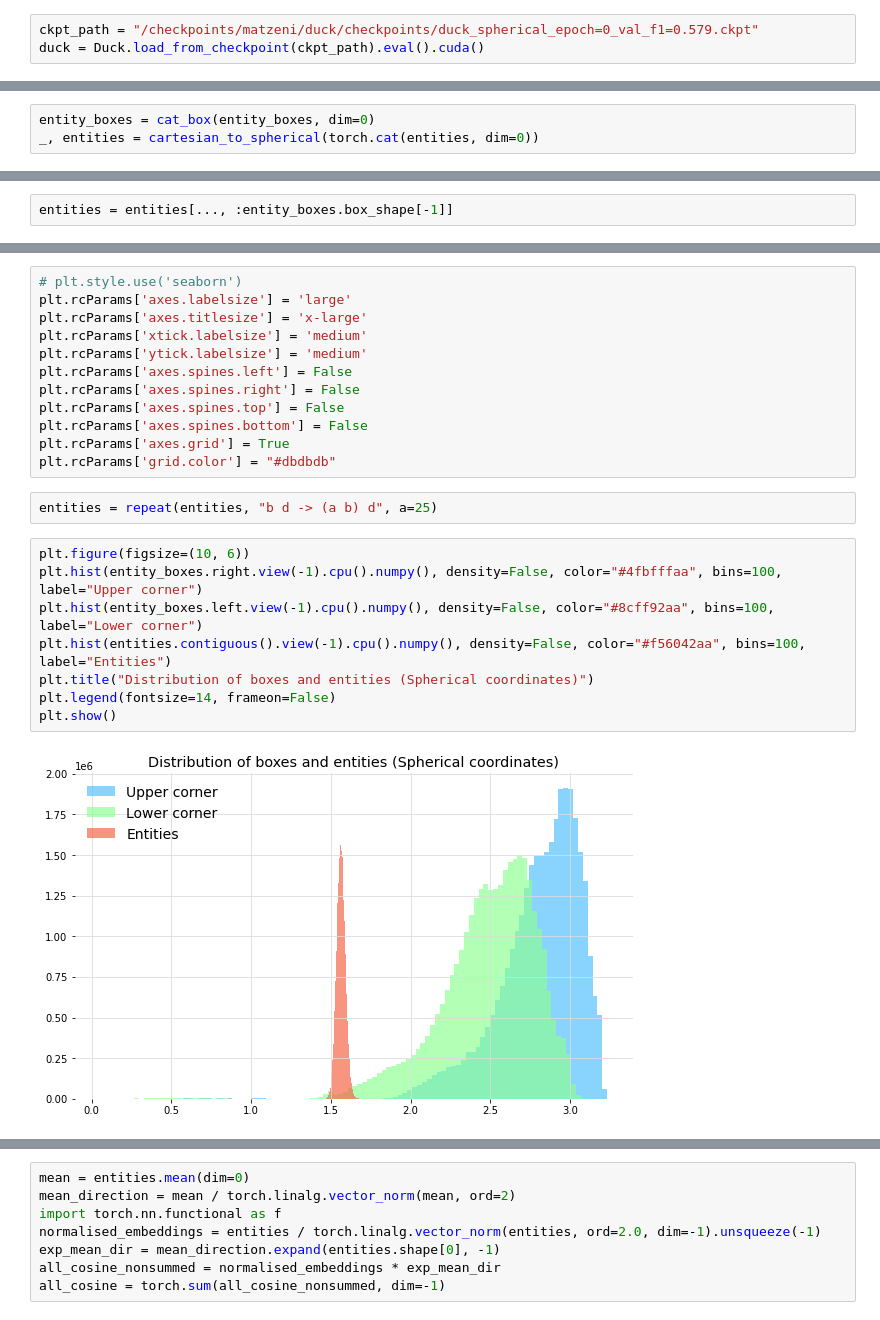
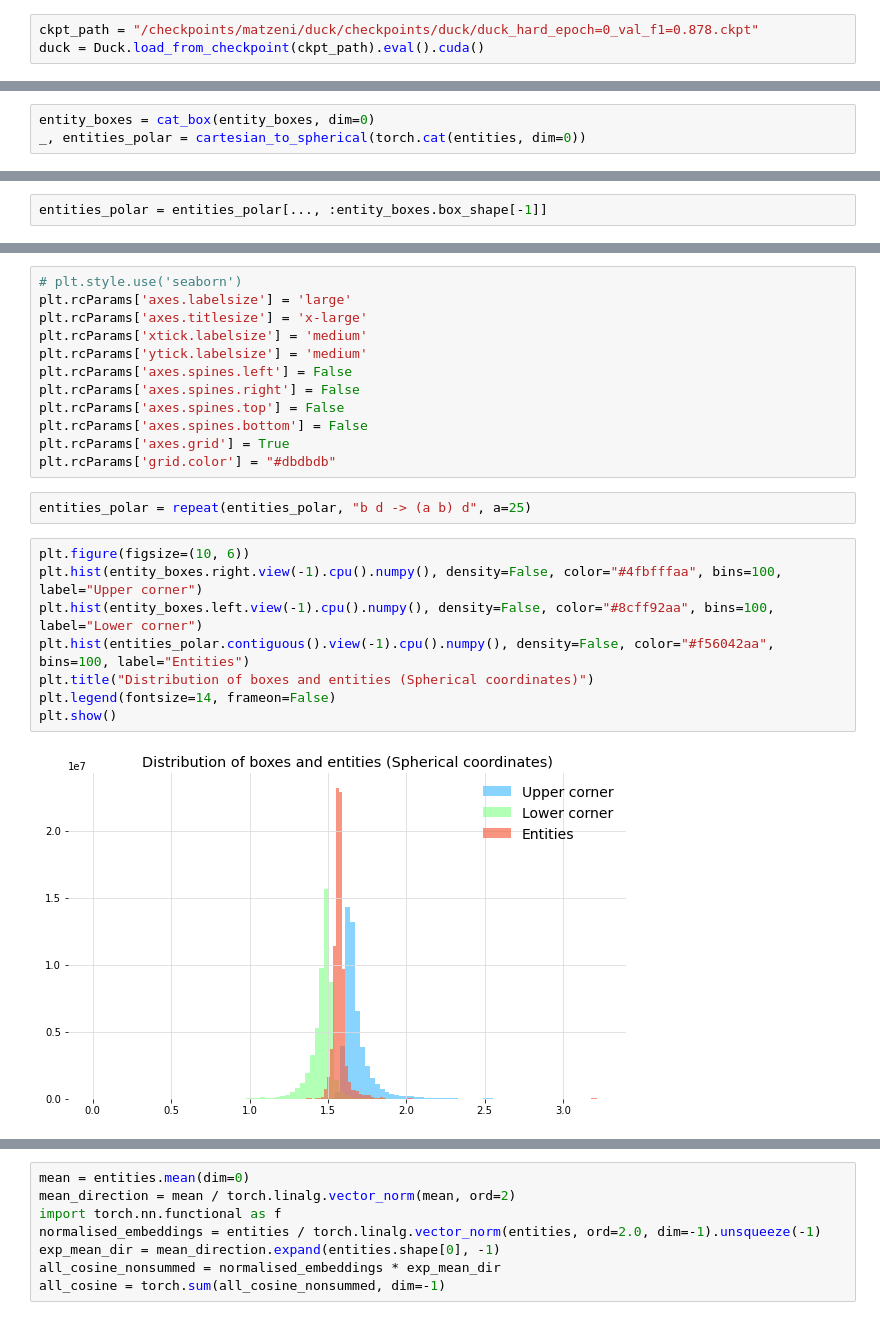
Before and after one commit to facebookresearch/BELA, a Jupyter notebook: duck/notebooks/spherical_coord.ipynb, the cells around one changed output, grey strips where cells are left out. Drawn from its saved outputs; the diff is of its cells as text.

```diff
--- a/duck/notebooks/spherical_coord.ipynb
+++ b/duck/notebooks/spherical_coord.ipynb
@@ -37,7 +37,7 @@ config = compose(
     overrides=[]
 )
 # %%
-ckpt_path = "/checkpoints/matzeni/duck/checkpoints/duck_spherical_epoch=0_val_f1=0.579.ckpt"
+ckpt_path = "/checkpoints/matzeni/duck/checkpoints/duck/duck_hard_epoch=0_val_f1=0.878.ckpt"
 duck = Duck.load_from_checkpoint(ckpt_path).eval().cuda()
 # %%
 datamodule = duck.data
@@ -82,4 +84,4 @@ for batch in tqdm(train_data):
         break
 # %%
 entity_boxes = cat_box(entity_boxes, dim=0)
-_, entities = cartesian_to_spherical(torch.cat(entities, dim=0))
+_, entities_polar = cartesian_to_spherical(torch.cat(entities, dim=0))
@@ -86,5 +90,5 @@ _, entities = cartesian_to_spherical(torch.cat(entities, dim=0))
 # %%
-entities = entities[..., :entity_boxes.box_shape[-1]]
+entities_polar = entities_polar[..., :entity_boxes.box_shape[-1]]
 # %%
 sizes = entity_boxes.right - entity_boxes.left
 # %%
@@ -111,17 +124,17 @@ plt.rcParams['axes.spines.bottom'] = False
 plt.rcParams['axes.grid'] = True
 plt.rcParams['grid.color'] = "#dbdbdb"
 # %%
-entities = repeat(entities, "b d -> (a b) d", a=25)
+entities_polar = repeat(entities_polar, "b d -> (a b) d", a=25)
 # %%
 plt.figure(figsize=(10, 6))
 plt.hist(entity_boxes.right.view(-1).cpu().numpy(), density=False, color="#4fbfffaa", bins=100, label="Upper corner")
 plt.hist(entity_boxes.left.view(-1).cpu().numpy(), density=False, color="#8cff92aa", bins=100, label="Lower corner")
-plt.hist(entities.contiguous().view(-1).cpu().numpy(), density=False, color="#f56042aa", bins=100, label="Entities")
+plt.hist(entities_polar.contiguous().view(-1).cpu().numpy(), density=False, color="#f56042aa", bins=100, label="Entities")
 plt.title("Distribution of boxes and entities (Spherical coordinates)")
 plt.legend(fontsize=14, frameon=False)
 plt.show()
 # %% [output]
-[figure, old version]
+[figure, new version]
 # %%
 plt.figure(figsize=(10, 6))
 plt.hist(sizes.view(-1).cpu().numpy(), density=True, color="#4fbfff", bins=100)
```
Also changed, not shown: parts of 18 cells of this notebook, 12 other files.
